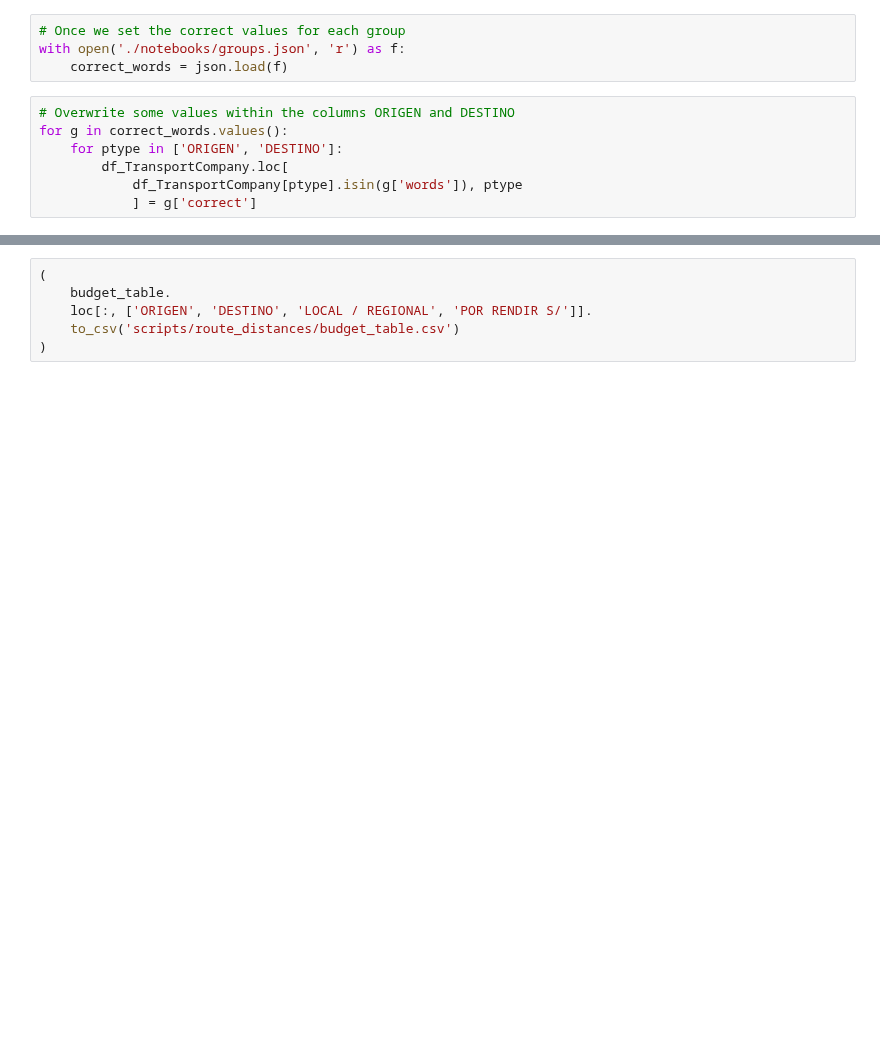
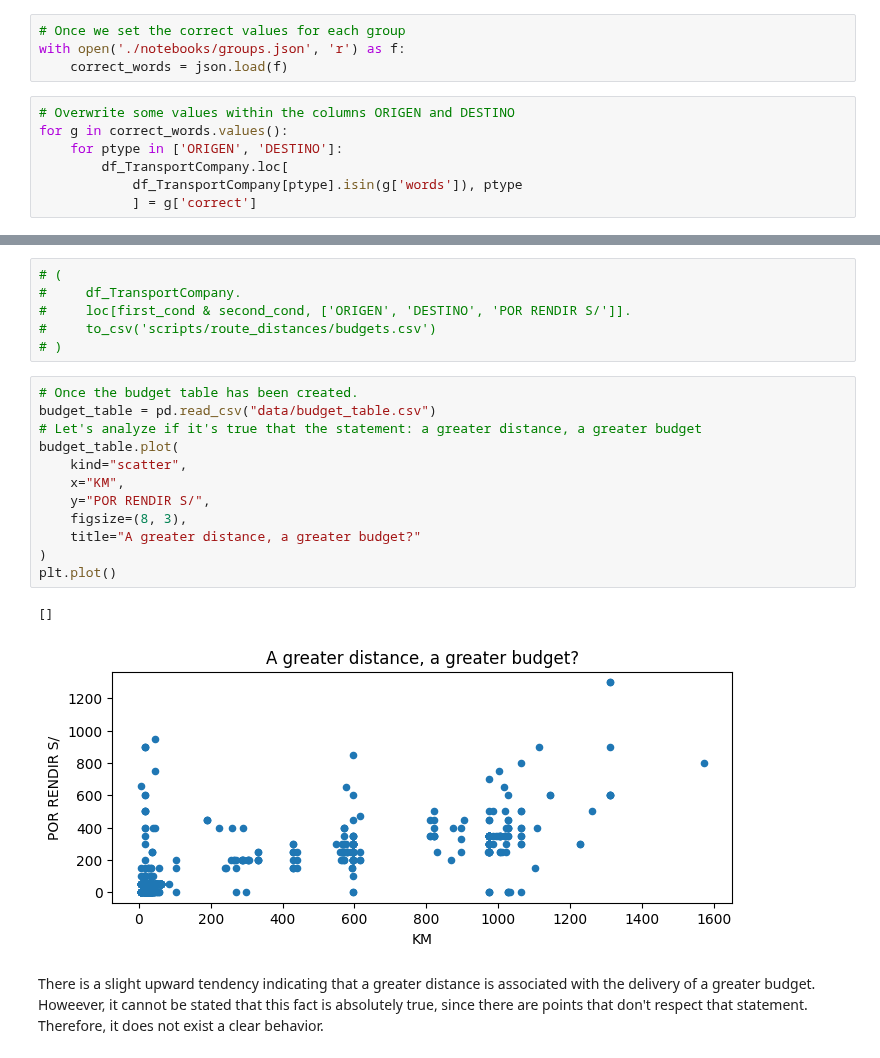
Before and after one commit to CarlosFOL/Transport_Company_Analysis, a Jupyter notebook: notebooks/data_cleaning.ipynb, the cells around one changed output, grey strips where cells are left out. Cells and saved outputs as stored; diff of their text form; blank space fills up the shorter version.

```diff
--- a/notebooks/data_cleaning.ipynb
+++ b/notebooks/data_cleaning.ipynb
@@ -1442,6 +1468,23 @@ for g in correct_words.values():
 # %%
-(
-    budget_table.
-    loc[:, ['ORIGEN', 'DESTINO', 'LOCAL / REGIONAL', 'POR RENDIR S/']].
-    to_csv('scripts/route_distances/budget_table.csv')
-)
+# (
+#     df_TransportCompany.
+#     loc[first_cond & second_cond, ['ORIGEN', 'DESTINO', 'POR RENDIR S/']].
+#     to_csv('scripts/route_distances/budgets.csv')
+# )
+# %%
+# Once the budget table has been created.
+budget_table = pd.read_csv("data/budget_table.csv")
+# Let's analyze if it's true that the statement: a greater distance, a greater budget
+budget_table.plot(
+    kind="scatter",
+    x="KM",
+    y="POR RENDIR S/",
+    figsize=(8, 3),
+    title="A greater distance, a greater budget?"
+)
+plt.plot()
+# %% [output]
+[]
+[figure, added]
+# %% [markdown]
+<p style = "font-family: Verdana"> There is a slight upward tendency indicating that a greater distance is associated with the delivery of a greater budget. Howeever, it cannot be stated that this fact is absolutely true, since there are points that don't respect that statement. Therefore, it does not exist a clear behavior.</p>
```
Also changed, not shown: parts of 9 cells of this notebook, 3 other files.
